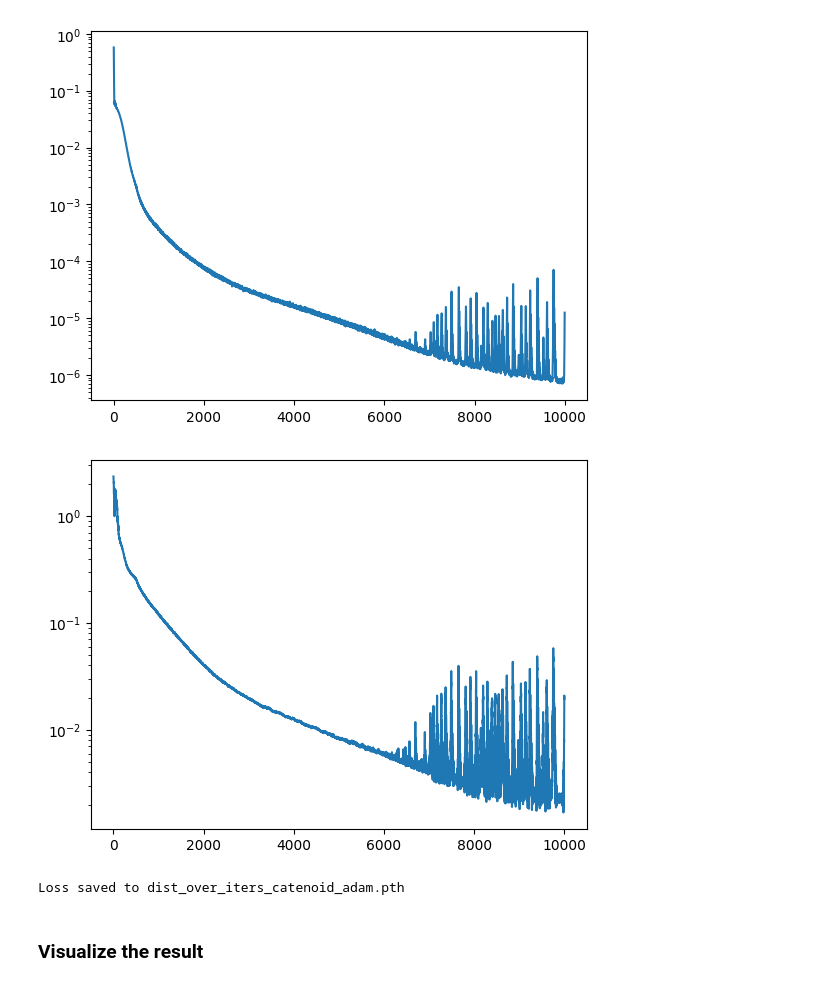
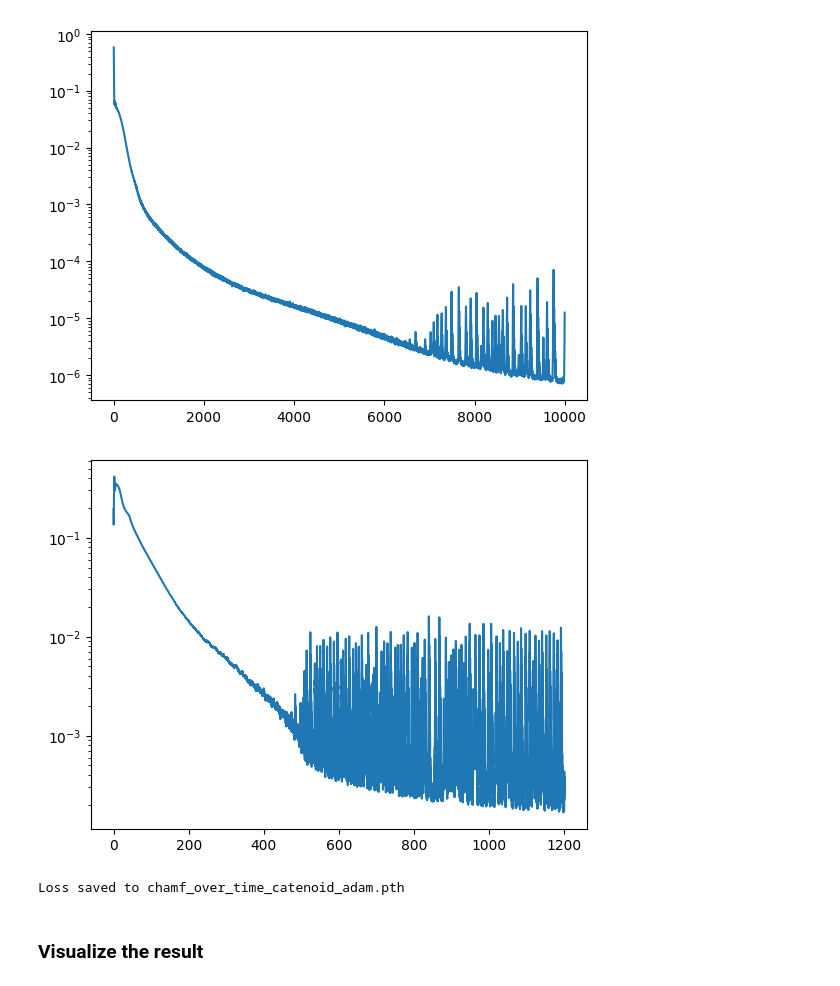
Before and after one commit to JamesAndrewKing/GaussNewtonShapes, a Jupyter notebook: notebooks/catenoid.ipynb, the cells around one changed output. Saved outputs shown, nothing was run; the diff lists cells and outputs as text; code cells hidden in the pictures.

```diff
--- a/notebooks/catenoid.ipynb
+++ b/notebooks/catenoid.ipynb
@@ -372,23 +439,23 @@ plt.show()
 # %% [output]
 [figure]
 # %%
-plt.plot(distance_over_iters.keys(), distance_over_iters.values())
+plt.plot(chamfer_over_time.keys(), chamfer_over_time.values())
 plt.semilogy()
 # plt.savefig("error_catenoid.png")
 plt.show()
 # %% [output]
-[figure, old version]
+[figure, new version]
 # %%
 plt.plot(chamfer_over_iters.keys(), chamfer_over_iters.values())
 plt.semilogy()
 # plt.savefig("error_catenoid.png")
 plt.show()
 # %%
-loss_file = "dist_over_iters_catenoid_adam.pth"
-torch.save(distance_over_iters, loss_file)
+loss_file = "chamf_over_time_catenoid_adam.pth"
+torch.save(chamfer_over_time, loss_file)
 print(f"Loss saved to {loss_file}")
 # %% [output]
-Loss saved to dist_over_iters_catenoid_adam.pth
+Loss saved to chamf_over_time_catenoid_adam.pth
 # %% [markdown]
 ### Visualize the result
 # %%
```
Also changed, not shown: parts of 3 cells of this notebook, 15 other files.
